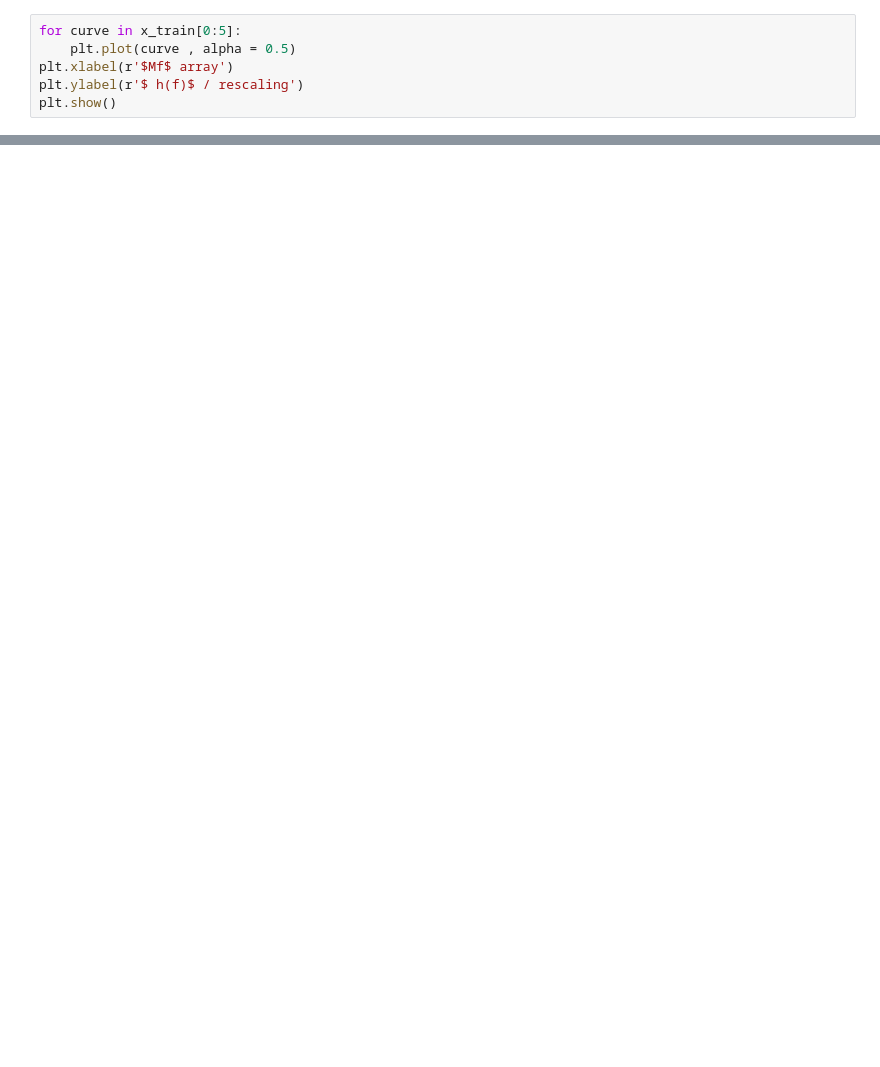
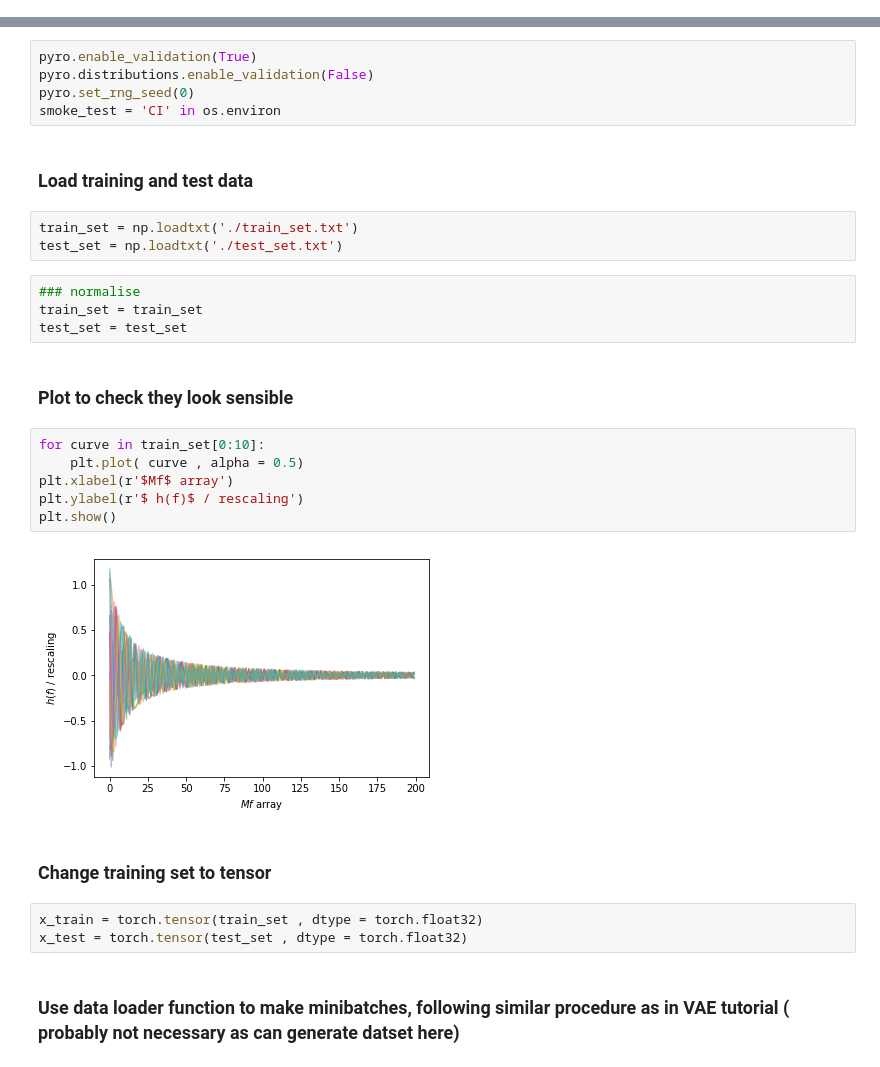
Before and after one commit to rgreen1995/Probabilistic-Programming, a Jupyter notebook: Pyro/GW_VAE.ipynb, the cells around one changed output, grey strips where cells are left out. Cells and saved outputs as stored; diff of their text form; blank space fills up the shorter version.

```diff
--- a/Pyro/GW_VAE.ipynb
+++ b/Pyro/GW_VAE.ipynb
@@ -68,6 +0,0 @@ for i,(q,chi1) in enumerate(y_test.transpose()):
-# %%
-for curve in x_train[0:5]:
-    plt.plot(curve , alpha = 0.5)
-plt.xlabel(r'$Mf$ array')
-plt.ylabel(r'$ h(f)$ / rescaling')
-plt.show()
@@ -289,0 +21,31 @@ for epoch in range(NUM_EPOCHS):
+# %%
+pyro.enable_validation(True)
+pyro.distributions.enable_validation(False)
+pyro.set_rng_seed(0)
+smoke_test = 'CI' in os.environ
+# %% [markdown]
+### Load training and test data
+# %%
+train_set = np.loadtxt('./train_set.txt')
+test_set = np.loadtxt('./test_set.txt')
+# %%
+### normalise
+train_set = train_set
+test_set = test_set
+# %% [markdown]
+### Plot to check they look sensible
+# %%
+for curve in train_set[0:10]:
+    plt.plot( curve , alpha = 0.5)
+plt.xlabel(r'$Mf$ array')
+plt.ylabel(r'$ h(f)$ / rescaling')
+plt.show()
+# %% [output]
+[figure, added]
+# %% [markdown]
+### Change training set to tensor
+# %%
+x_train = torch.tensor(train_set , dtype = torch.float32)
+x_test = torch.tensor(test_set , dtype = torch.float32)
+# %% [markdown]
+### Use data loader function to make minibatches, following similar procedure as in VAE tutorial ( probably not necessary as can generate datset here)
```
Also changed, not shown: parts of 42 cells of this notebook, 11 other files.
